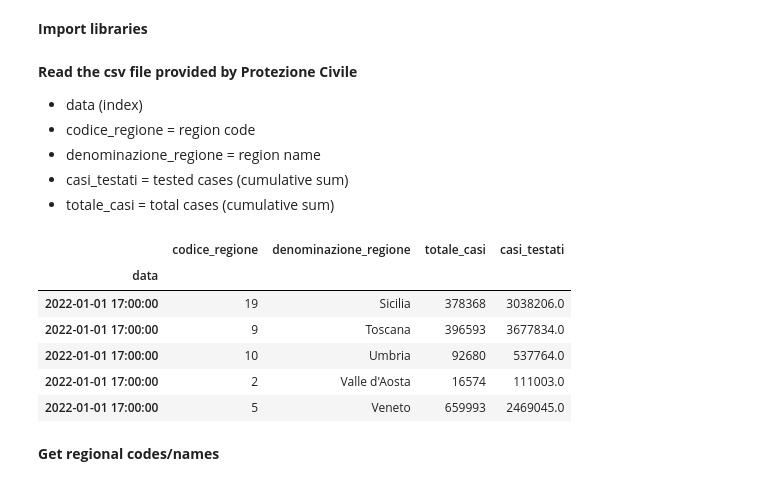
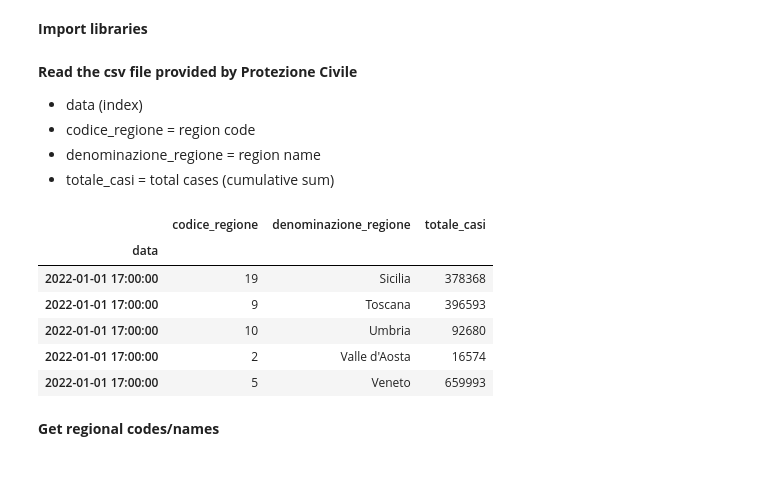
Before and after one commit to enricocid/python-scientific-exercises, a Jupyter notebook: cov_it_0.ipynb, the cells around one changed output. Drawn from its saved outputs; the diff is of its cells as text; code cells hidden in the pictures.

```diff
--- a/cov_it_0.ipynb
+++ b/cov_it_0.ipynb
@@ -14,27 +14,26 @@ from custom.plot_utils import get_xticks_labels
 - data (index)
 - codice_regione = region code
 - denominazione_regione = region name
-- casi_testati = tested cases (cumulative sum)
 - totale_casi = total cases (cumulative sum)
 # %%
 url = "https://raw.githubusercontent.com/pcm-dpc/COVID-19/master/dati-regioni/dpc-covid19-ita-regioni.csv"
 date_parser = lambda x: pd.to_datetime(x, infer_datetime_format=True)
-columns = ["data", "codice_regione", "denominazione_regione", "casi_testati", "totale_casi"]
+columns = ["data", "codice_regione", "denominazione_regione", "totale_casi"]
 df = pd.read_csv(url,
                  usecols=columns,
                  parse_dates=["data"],
                  date_parser=date_parser,
                  index_col="data")
 df = df[df.index >= "2021/09/01"]
 df.tail()
 # %% [output]
-|  | codice_regione | denominazione_regione | totale_casi | casi_testati |
-| data |  |  |  |  |
-| 2022-01-01 17:00:00 | 19 | Sicilia | 378368 | 3038206.0 |
-| 2022-01-01 17:00:00 | 9 | Toscana | 396593 | 3677834.0 |
-| 2022-01-01 17:00:00 | 10 | Umbria | 92680 | 537764.0 |
-| 2022-01-01 17:00:00 | 2 | Valle d'Aosta | 16574 | 111003.0 |
-| 2022-01-01 17:00:00 | 5 | Veneto | 659993 | 2469045.0 |
+|  | codice_regione | denominazione_regione | totale_casi |
+| data |  |  |  |
+| 2022-01-01 17:00:00 | 19 | Sicilia | 378368 |
+| 2022-01-01 17:00:00 | 9 | Toscana | 396593 |
+| 2022-01-01 17:00:00 | 10 | Umbria | 92680 |
+| 2022-01-01 17:00:00 | 2 | Valle d'Aosta | 16574 |
+| 2022-01-01 17:00:00 | 5 | Veneto | 659993 |
 # %% [markdown]
 **Get regional codes/names**
 # %%
```
